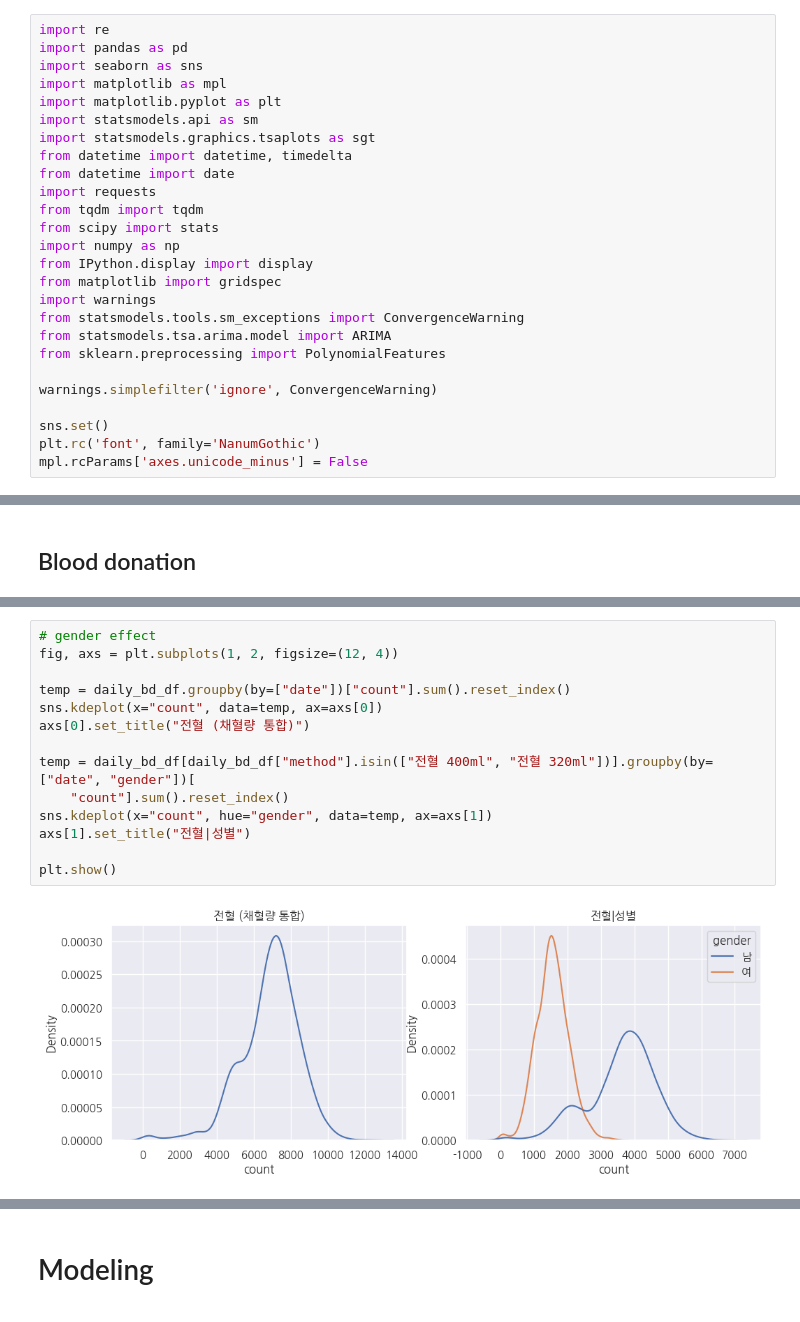
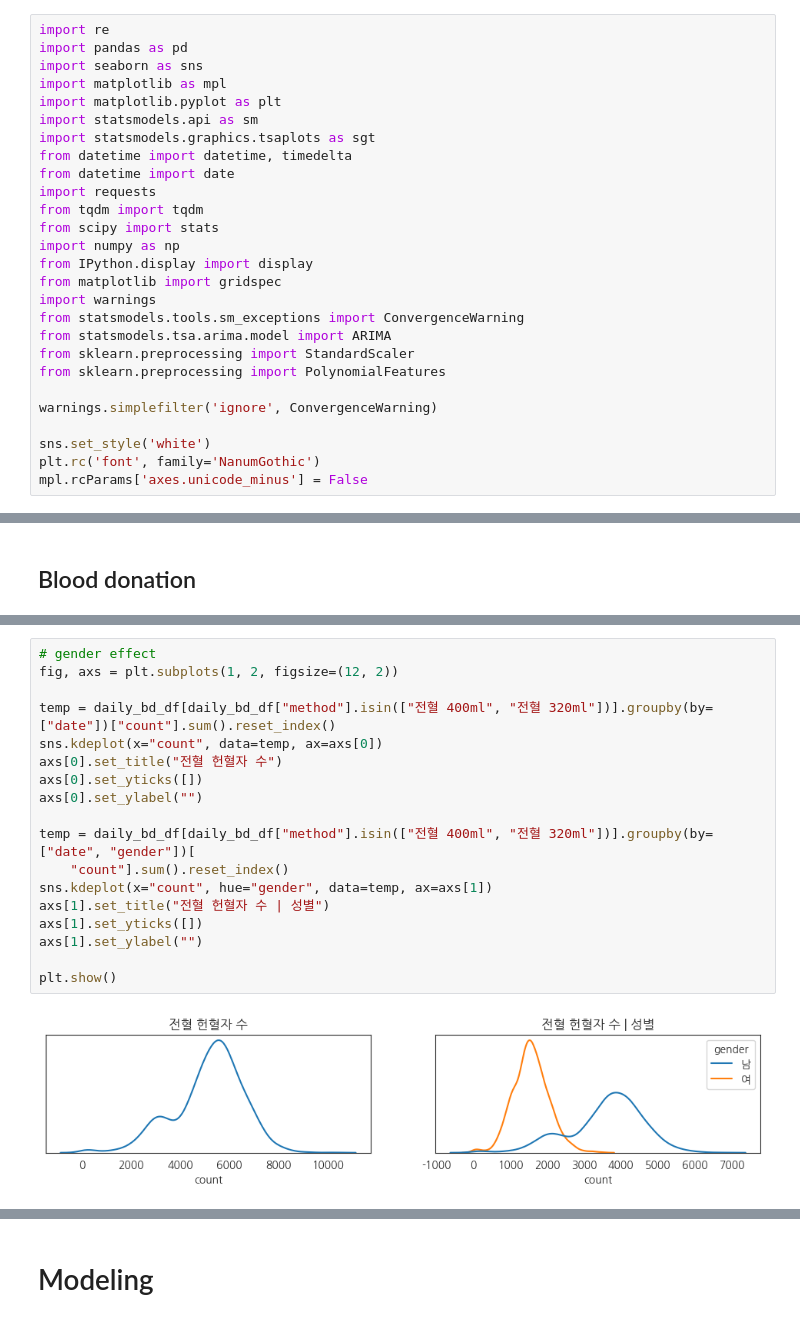
Before and after one commit to 2p990i9hpral/Factors_Dominating_Blood_Supply_Dynamics, a Jupyter notebook: analysis_main.ipynb, the cells around one changed output, grey strips where cells are left out. Saved outputs shown, nothing was run; the diff lists cells and outputs as text.

```diff
--- a/analysis_main.ipynb
+++ b/analysis_main.ipynb
@@ -17,11 +17,12 @@ from matplotlib import gridspec
 import warnings
 from statsmodels.tools.sm_exceptions import ConvergenceWarning
 from statsmodels.tsa.arima.model import ARIMA
+from sklearn.preprocessing import StandardScaler
 from sklearn.preprocessing import PolynomialFeatures
 
 warnings.simplefilter('ignore', ConvergenceWarning)
 
-sns.set()
+sns.set_style('white')
 plt.rc('font', family='NanumGothic')
 mpl.rcParams['axes.unicode_minus'] = False
 # %% [markdown]
@@ -995,18 +648,22 @@ plt.show()
 # %%
 # gender effect
-fig, axs = plt.subplots(1, 2, figsize=(12, 4))
+fig, axs = plt.subplots(1, 2, figsize=(12, 2))
 
-temp = daily_bd_df.groupby(by=["date"])["count"].sum().reset_index()
+temp = daily_bd_df[daily_bd_df["method"].isin(["전혈 400ml", "전혈 320ml"])].groupby(by=["date"])["count"].sum().reset_index()
 sns.kdeplot(x="count", data=temp, ax=axs[0])
-axs[0].set_title("전혈 (채혈량 통합)")
+axs[0].set_title("전혈 헌혈자 수")
+axs[0].set_yticks([])
+axs[0].set_ylabel("")
 
 temp = daily_bd_df[daily_bd_df["method"].isin(["전혈 400ml", "전혈 320ml"])].groupby(by=["date", "gender"])[
     "count"].sum().reset_index()
 sns.kdeplot(x="count", hue="gender", data=temp, ax=axs[1])
-axs[1].set_title("전혈|성별")
+axs[1].set_title("전혈 헌혈자 수 | 성별")
+axs[1].set_yticks([])
+axs[1].set_ylabel("")
 
 plt.show()
 # %% [output]
-[figure, old version]
+[figure, new version]
 # %%
 # dow effect
```
Also changed, not shown: parts of 76 cells of this notebook, 6 other files.
